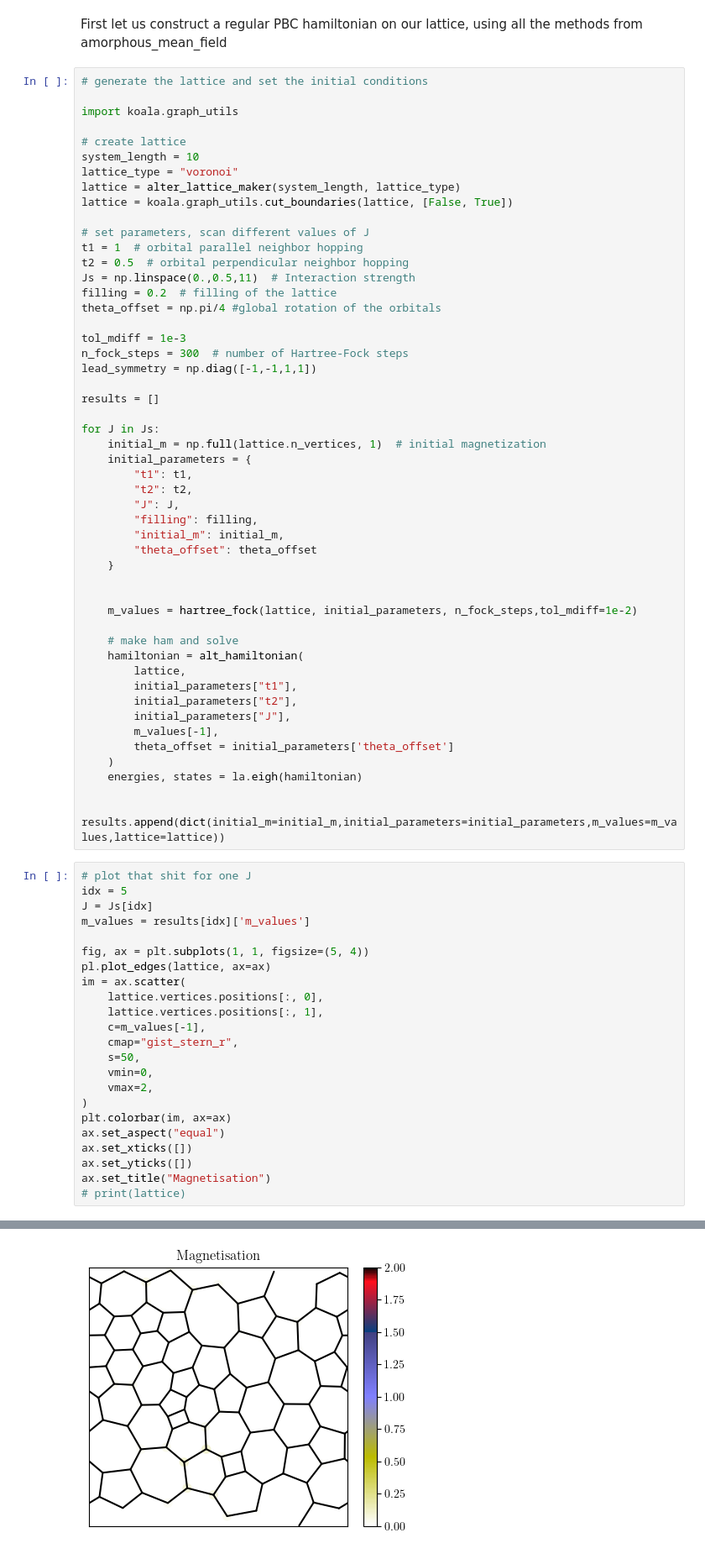
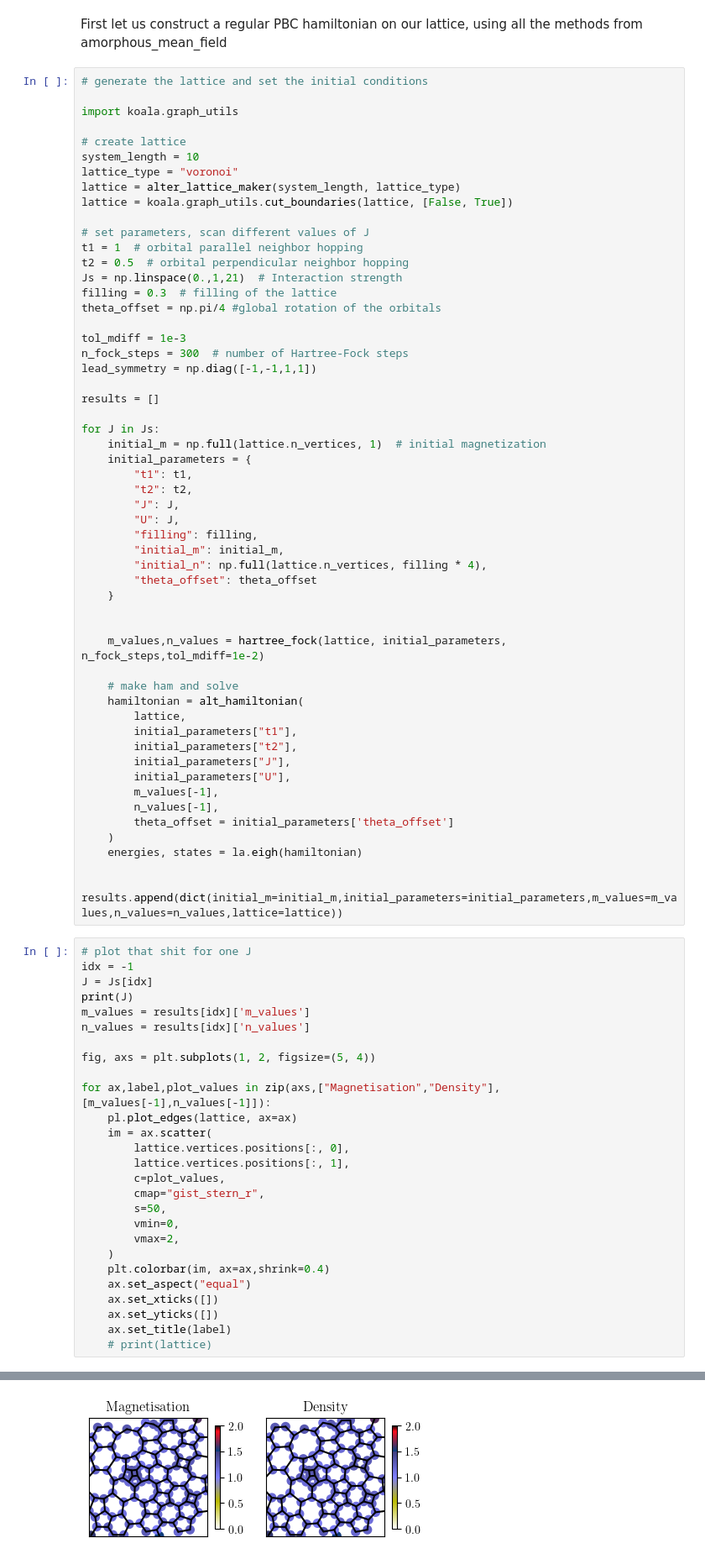
Before and after one commit to dpreuo/alter_morph, a Jupyter notebook: scan_Js.ipynb, the cells around one changed output, grey strips where cells are left out. Shown at 84% size. Saved outputs shown, nothing was run; the diff lists cells and outputs as text.

```diff
--- a/scan_Js.ipynb
+++ b/scan_Js.ipynb
@@ -45,8 +42,8 @@ lattice = koala.graph_utils.cut_boundaries(lattice, [False, True])
 # set parameters, scan different values of J
 t1 = 1  # orbital parallel neighbor hopping
 t2 = 0.5  # orbital perpendicular neighbor hopping
-Js = np.linspace(0.,0.5,11)  # Interaction strength
-filling = 0.2  # filling of the lattice
+Js = np.linspace(0.,1,21)  # Interaction strength
+filling = 0.3  # filling of the lattice
 theta_offset = np.pi/4 #global rotation of the orbitals
 
 tol_mdiff = 1e-3
@@ -61,13 +58,15 @@ for J in Js:
         "t1": t1,
         "t2": t2,
         "J": J,
+        "U": J,
         "filling": filling,
         "initial_m": initial_m,
+        "initial_n": np.full(lattice.n_vertices, filling * 4),
         "theta_offset": theta_offset
     }
 
 
-    m_values = hartree_fock(lattice, initial_parameters, n_fock_steps,tol_mdiff=1e-2)
+    m_values,n_values = hartree_fock(lattice, initial_parameters, n_fock_steps,tol_mdiff=1e-2)
 
     # make ham and solve
     hamiltonian = alt_hamiltonian(
@@ -75,33 +74,39 @@ for J in Js:
         initial_parameters["t1"],
         initial_parameters["t2"],
         initial_parameters["J"],
+        initial_parameters["U"],
         m_values[-1],
+        n_values[-1],
         theta_offset = initial_parameters['theta_offset']
     )
     energies, states = la.eigh(hamiltonian)
 
-    results.append(dict(initial_m=initial_m,initial_parameters=initial_parameters,m_values=m_values,lattice=lattice))
+    results.append(dict(initial_m=initial_m,initial_parameters=initial_parameters,m_values=m_values,n_values=n_values,lattice=lattice))
 # %%
 # plot that shit for one J
-idx = 5
+idx = -1
 J = Js[idx]
+print(J)
 m_values = results[idx]['m_values']
+n_values = results[idx]['n_values']
 
-fig, ax = plt.subplots(1, 1, figsize=(5, 4))
-pl.plot_edges(lattice, ax=ax)
-im = ax.scatter(
-    lattice.vertices.positions[:, 0],
-    lattice.vertices.positions[:, 1],
-    c=m_values[-1],
-    cmap="gist_stern_r",
-    s=50,
-    vmin=0,
-    vmax=2,
-)
-plt.colorbar(im, ax=ax)
-ax.set_aspect("equal")
-ax.set_xticks([])
-ax.set_yticks([])
-ax.set_title("Magnetisation")
-# print(lattice)
+fig, axs = plt.subplots(1, 2, figsize=(5, 4))
+
+for ax,label,plot_values in zip(axs,["Magnetisation","Density"],[m_values[-1],n_values[-1]]):
+    pl.plot_edges(lattice, ax=ax)
+    im = ax.scatter(
+        lattice.vertices.positions[:, 0],
+        lattice.vertices.positions[:, 1],
+        c=plot_values,
+        cmap="gist_stern_r",
+        s=50,
+        vmin=0,
+        vmax=2,
+    )
+    plt.colorbar(im, ax=ax,shrink=0.4)
+    ax.set_aspect("equal")
+    ax.set_xticks([])
+    ax.set_yticks([])
+    ax.set_title(label)
+    # print(lattice)
 # %% [output]
@@ -109,4 +114,4 @@ Text(0.5, 1.0, 'Magnetisation')
-[figure, old version]
+[figure, new version]
 # %%
 from alter_morph.kwant_utilities import (
     crack_hamiltonian_for_contacts_kwant,
```
Also changed, not shown: parts of 6 cells of this notebook, 4 other files.
